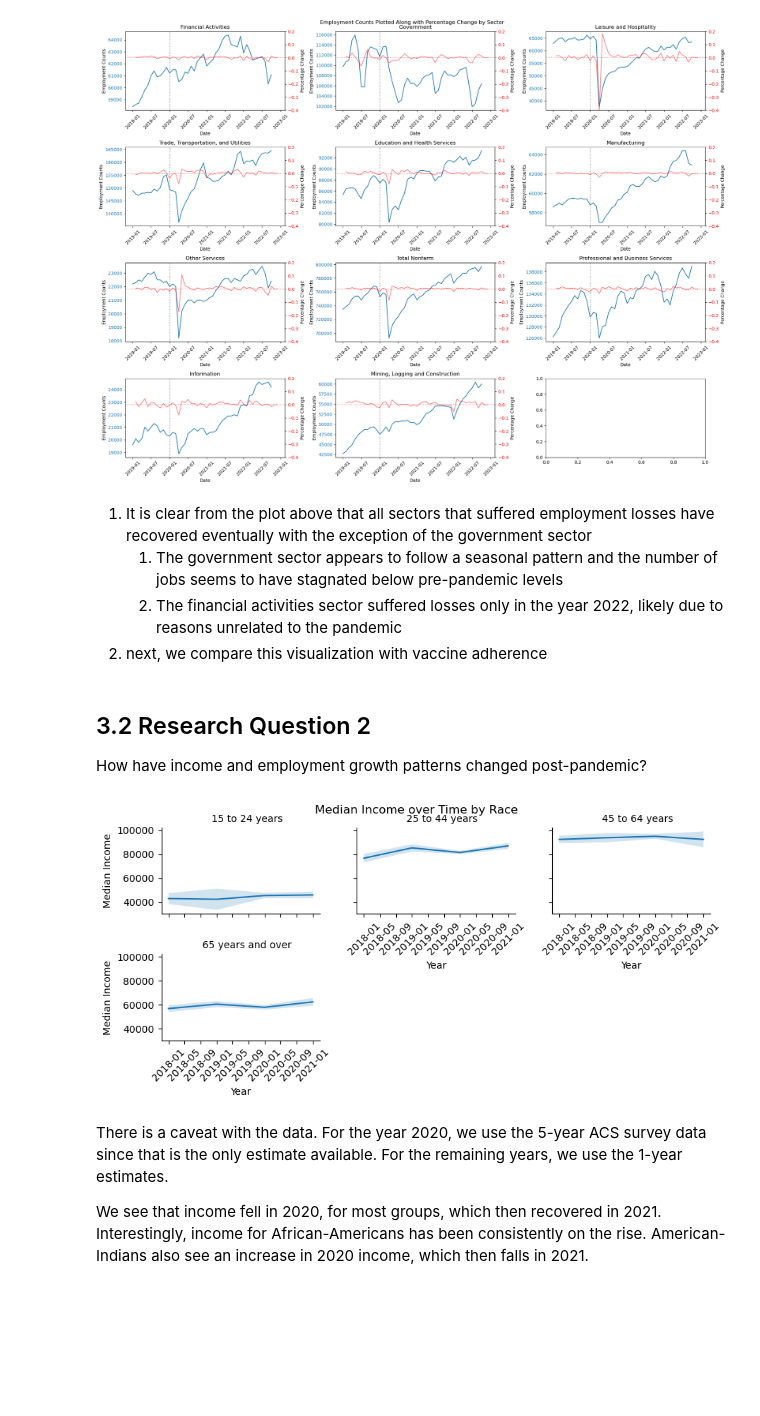
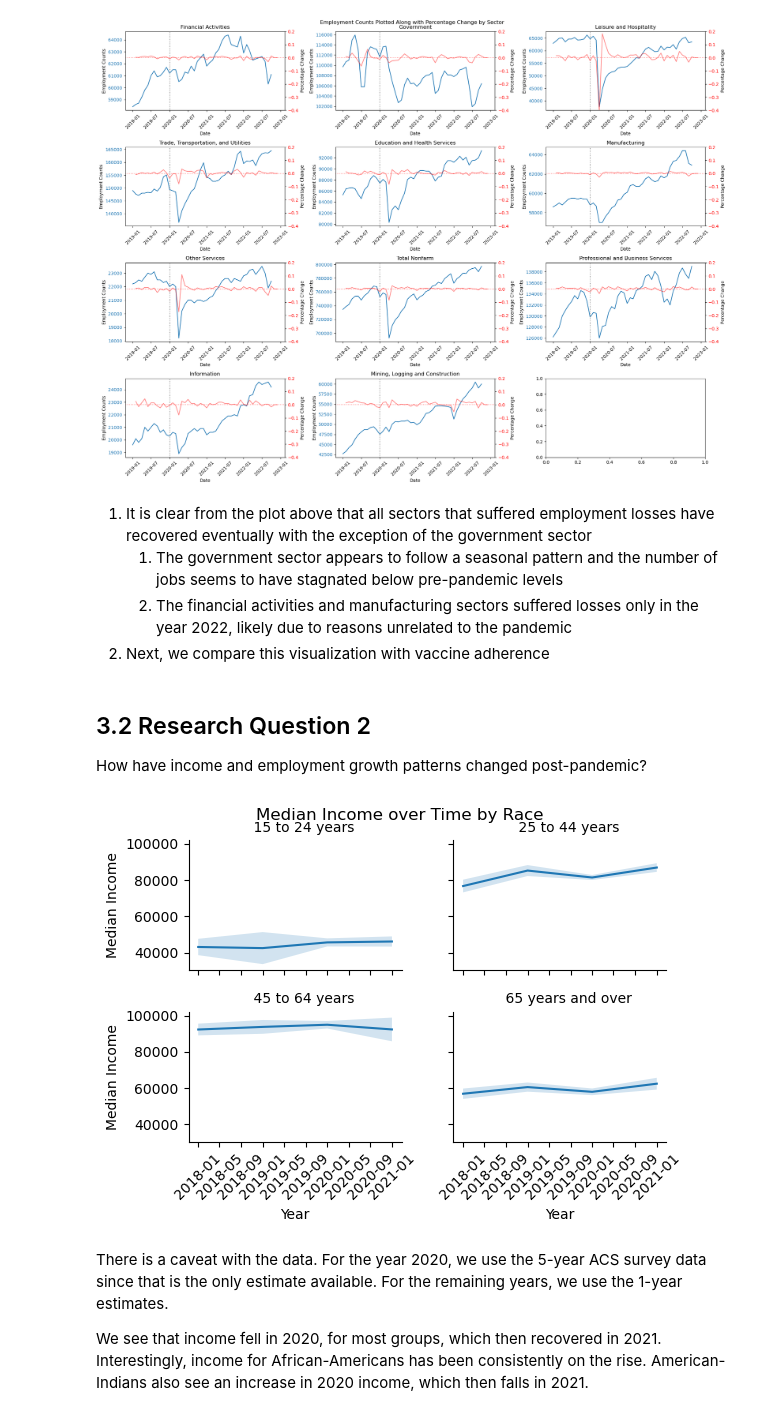
Before and after one commit to hbaghar/covid-analysis-data-512, a Jupyter notebook: Part_2_Analysis_Extension.ipynb, the cells around one changed output. Saved outputs shown, nothing was run; the diff lists cells and outputs as text; code cells hidden in the pictures; blank space fills up the shorter version.

```diff
--- a/Part_2_Analysis_Extension.ipynb
+++ b/Part_2_Analysis_Extension.ipynb
@@ -259,26 +259,26 @@ for i, sector in enumerate(employment_df['Sector'].unique()):
 # %% [markdown]
 1. It is clear from the plot above that all sectors that suffered employment losses have recovered eventually with the exception of the government sector
    1. The government sector appears to follow a seasonal pattern and the number of jobs seems to have stagnated below pre-pandemic levels
-   2. The financial activities sector suffered losses only in the year 2022, likely due to reasons unrelated to the pandemic
-2. next, we compare this visualization with vaccine adherence
+   2. The financial activities and manufacturing sectors suffered losses only in the year 2022, likely due to reasons unrelated to the pandemic
+2. Next, we compare this visualization with vaccine adherence
 # %% [markdown]
 ## 3.2 Research Question 2
 
 How have income and employment growth patterns changed post-pandemic?
 # %%
-g = sns.FacetGrid(age_income_df, col="Label (Grouping)", col_wrap=3, height=2, aspect=1.5)
+g = sns.FacetGrid(age_income_df, col="Label (Grouping)", col_wrap=2, height=2, aspect=1.5)
 g.map(sns.lineplot, "Year", "Median Income")
 # Add a title to the figure
 g.fig.suptitle('Median Income over Time by Race')
 g.set_titles("{col_name}")
 g.set_xticklabels(rotation=45)
 plt.subplots_adjust(top=0.9)
 for ax,race in zip(g.axes,age_income_df['Label (Grouping)'].unique()):
     ax.fill_between(x=age_income_df.Year.unique(), \
         y1=age_income_df.loc[age_income_df["Label (Grouping)"]==race,"Lower Bound"],\
         y2=age_income_df.loc[age_income_df["Label (Grouping)"]==race,"Upper Bound"], alpha=0.2)
 # %% [output]
-[figure, old version]
+[figure, new version]
 # %% [markdown]
 There is a caveat with the data. For the year 2020, we use the 5-year ACS survey data since that is the only estimate available. For the remaining years, we use the 1-year estimates.
 
```
Also changed, not shown: parts of 14 cells of this notebook.
